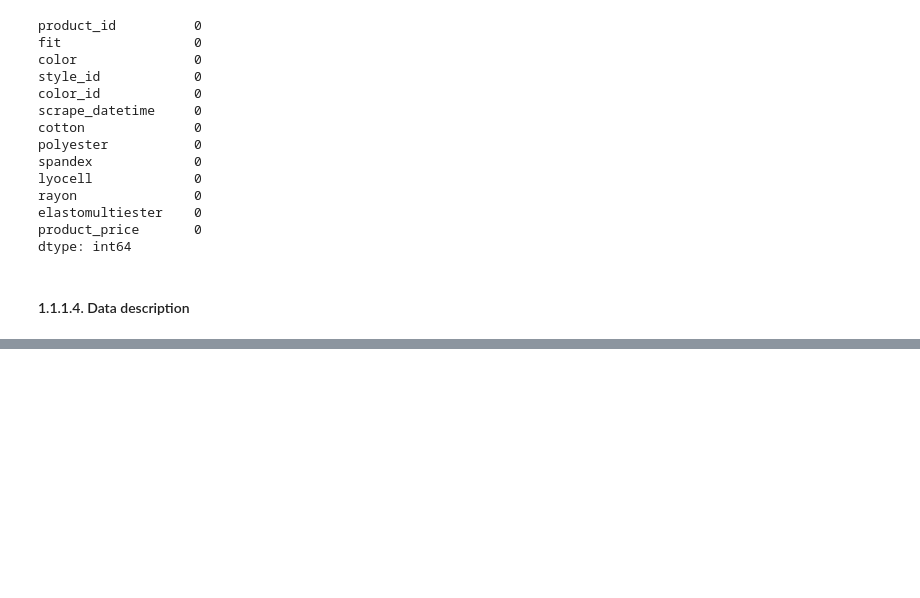
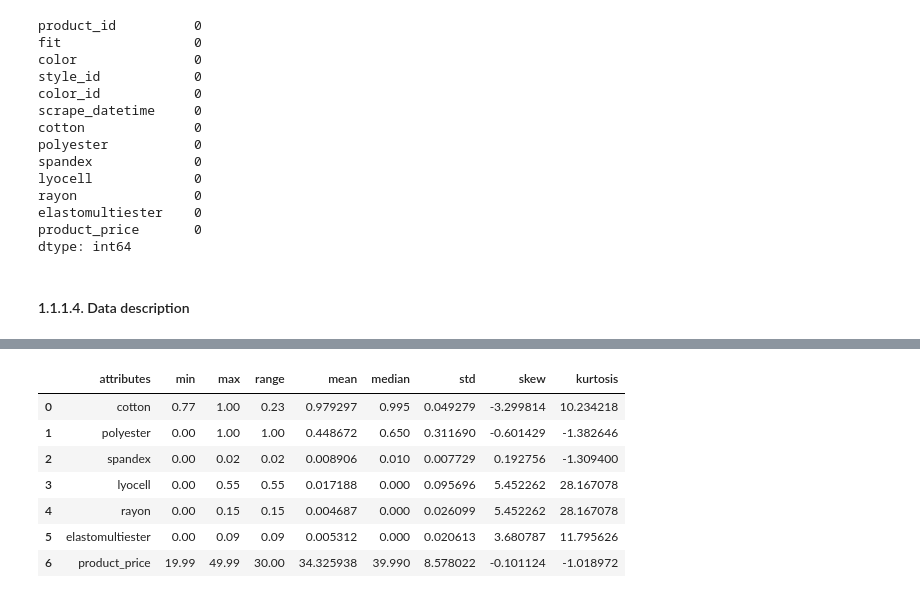
Before and after one commit to lucasquemelli/Star_Jeans, a Jupyter notebook: star_jeans.ipynb, the cells around one changed output, grey strips where cells are left out. Drawn from its saved outputs; the diff is of its cells as text; code cells hidden in the pictures; blank space fills up the shorter version.

```diff
--- a/star_jeans.ipynb
+++ b/star_jeans.ipynb
@@ -228,0 +231,3 @@ dtype: int64
+# %%
+numerical_attributes = df01_clean.select_dtypes(include=['float64'])
+numerical_attributes.head()
@@ -228,0 +241,23 @@ dtype: int64
+# %%
+t1 = pd.DataFrame(numerical_attributes.apply( np.mean )).T
+t2 = pd.DataFrame(numerical_attributes.apply( np.median )).T
+
+d1 = pd.DataFrame(numerical_attributes.apply( np.std )).T
+d2 = pd.DataFrame(numerical_attributes.apply( np.min )).T
+d3 = pd.DataFrame(numerical_attributes.apply( np.max )).T
+d4 = pd.DataFrame(numerical_attributes.apply( lambda x: x.max() - x.min() )).T # range
+d5 = pd.DataFrame(numerical_attributes.apply( lambda x: x.skew() )).T
+d6 = pd.DataFrame(numerical_attributes.apply( lambda x: x.kurtosis() )).T
+
+m1 = pd.concat([d2, d3, d4, t1, t2, d1, d5, d6]).T.reset_index()
+m1.columns = ['attributes', 'min', 'max', 'range', 'mean', 'median', 'std', 'skew', 'kurtosis']
+m1
+# %% [output]
+|  | attributes | min | max | range | mean | median | std | skew | kurtosis |
+| 0 | cotton | 0.77 | 1.00 | 0.23 | 0.979297 | 0.995 | 0.049279 | -3.299814 | 10.234218 |
+| 1 | polyester | 0.00 | 1.00 | 1.00 | 0.448672 | 0.650 | 0.311690 | -0.601429 | -1.382646 |
+| 2 | spandex | 0.00 | 0.02 | 0.02 | 0.008906 | 0.010 | 0.007729 | 0.192756 | -1.309400 |
+| 3 | lyocell | 0.00 | 0.55 | 0.55 | 0.017188 | 0.000 | 0.095696 | 5.452262 | 28.167078 |
+| 4 | rayon | 0.00 | 0.15 | 0.15 | 0.004687 | 0.000 | 0.026099 | 5.452262 | 28.167078 |
+| 5 | elastomultiester | 0.00 | 0.09 | 0.09 | 0.005312 | 0.000 | 0.020613 | 3.680787 | 11.795626 |
+| 6 | product_price | 19.99 | 49.99 | 30.00 | 34.325938 | 39.990 | 8.578022 | -0.101124 | -1.018972 |
```
Also changed, not shown: parts of 2 cells of this notebook.
